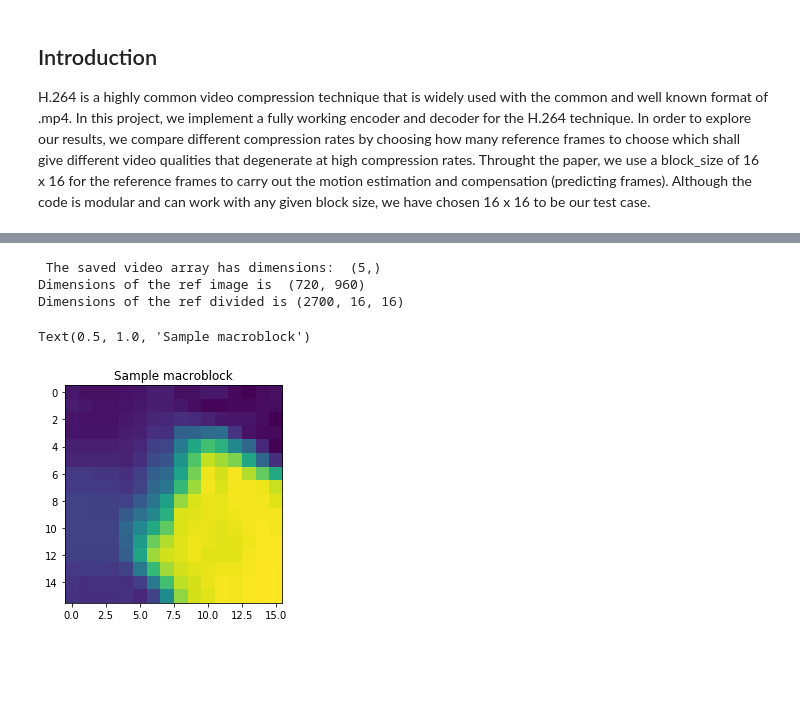
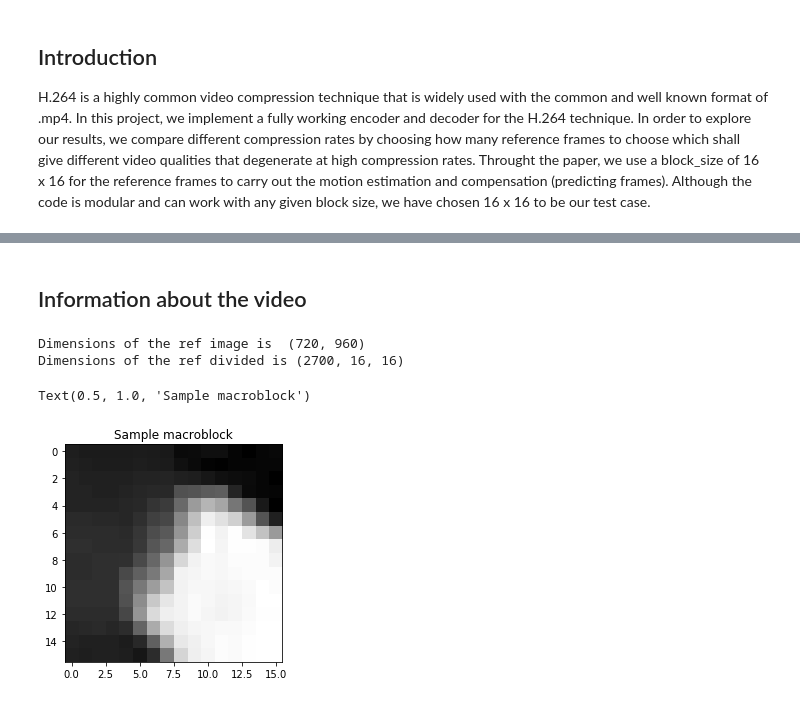
Before and after one commit to alaanousir/H.264-Video-Compression, a Jupyter notebook: Report.ipynb, the cells around one changed output, grey strips where cells are left out. Cells and saved outputs as stored; diff of their text form; code cells hidden in the pictures; blank space fills up the shorter version.

```diff
--- a/Report.ipynb
+++ b/Report.ipynb
@@ -84,16 +164,17 @@ OutputVideo=M.decode(Encoded_BitStream,5, no_frames = 5,Resolution=1)
+# %% [markdown]
+## Information about the video
 # %%
 # Print out some statistics about the frames.
 import Encoder as e
 im_blocks_ref, n_rows, n_cols = e.get_sub_images(e.reshape_image(vid_frame[0][0]))
 im_blocks_p, __, __ = e.get_sub_images(e.reshape_image(vid_frame[0][0]))
 print('Dimensions of the ref image is ', vid_frame[0][0].shape)
 print('Dimensions of the ref divided is', im_blocks_ref.shape)
 
-plt.imshow(im_blocks_ref[1700])
+plt.imshow(im_blocks_ref[1700], "gray")
 plt.title("Sample macroblock")
 # %% [output]
- The saved video array has dimensions:  (5,)
 Dimensions of the ref image is  (720, 960)
 Dimensions of the ref divided is (2700, 16, 16)
 Text(0.5, 1.0, 'Sample macroblock')
-[figure, old version]
+[figure, new version]
```
Also changed, not shown: parts of 22 cells of this notebook, 10 other files.
